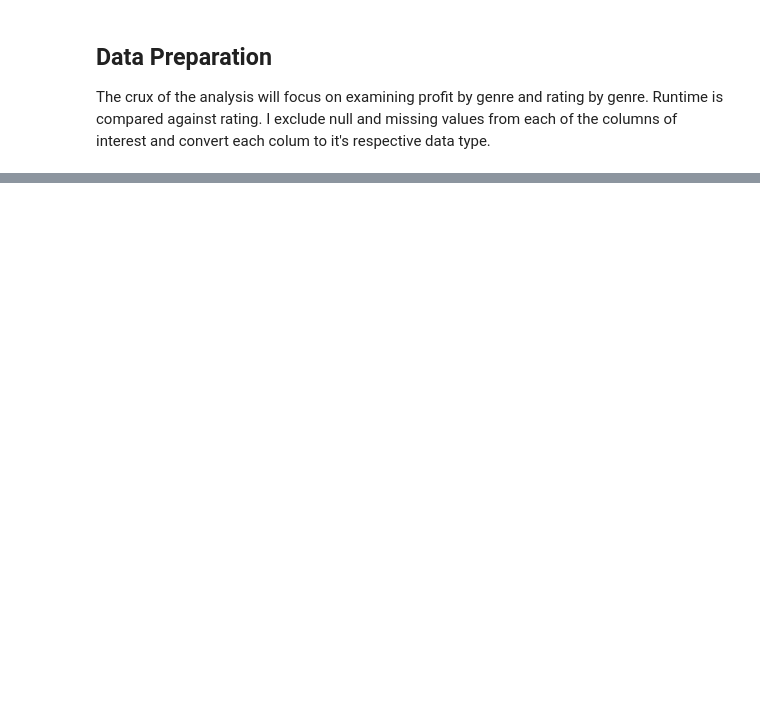
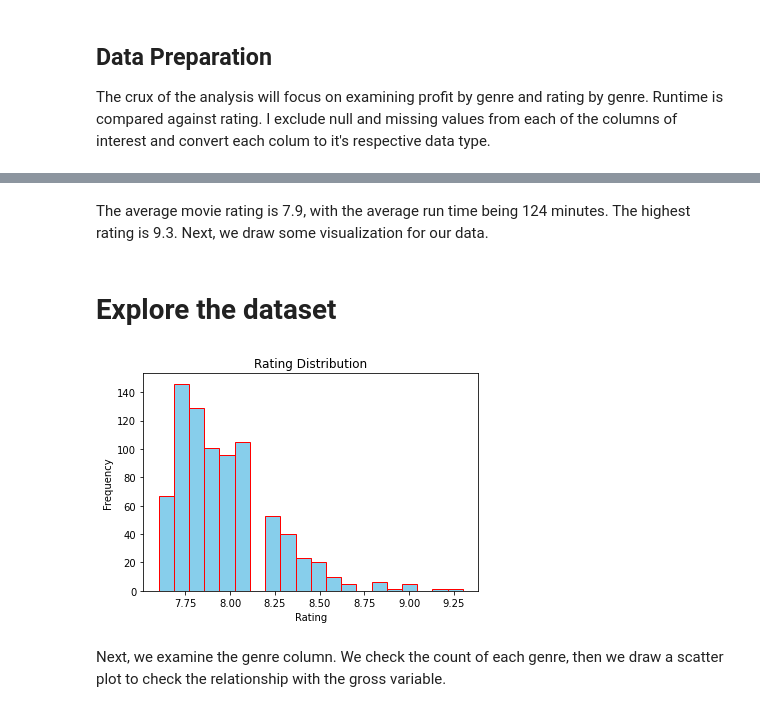
Before and after one commit to MugoDom/ds-phase1-project, a Jupyter notebook: index.ipynb, the cells around one changed output, grey strips where cells are left out. Cells and saved outputs as stored; diff of their text form; code cells hidden in the pictures; blank space fills up the shorter version.

```diff
--- a/index.ipynb
+++ b/index.ipynb
@@ -168,0 +188,8 @@ Questions to consider:
+# %%
+# Strip the min word for the Run Time column and convert it into a float
+Movies_DF['Run Time'] = Movies_DF['Run Time'].str.replace('min', '')
+Movies_DF['Run Time'] = pd.to_numeric(Movies_DF['Run Time'], errors='coerce')
+# %%
+#Convert the Votes column to numeric
+Movies_DF['Votes'] = Movies_DF['Votes'].str.replace(',', '')
+Movies_DF['Votes'] = pd.to_numeric(Movies_DF['Votes'], errors='coerce')
@@ -168,0 +198,9 @@ Questions to consider:
+# %%
+
+# Check if '$' sign exists in each value of the 'Gross' column
+mask = Movies_DF['Gross'].str.contains('\$')
+# Keep only the rows where the 'Gross' column has the '$' sign
+Movies_DF = Movies_DF[mask]
+# %%
+#Change the Gross into a numeric column
+Movies_DF['Gross'] = pd.to_numeric(Movies_DF['Gross'].str.replace('[^\d.]', '', regex=True))
@@ -168,0 +238,19 @@ Questions to consider:
+# %% [markdown]
+The average movie rating is 7.9, with the average run time being 124 minutes. The highest rating is 9.3. Next, we draw some visualization for our data.
+# %% [markdown]
+# Explore the dataset
+# %%
+# Draw a histogram for the 'Rating' column
+plt.hist(Movies_DF['Rating'], bins=20, color='skyblue', edgecolor='red')
+
+# Add labels and title to the plot
+plt.xlabel('Rating')
+plt.ylabel('Frequency')
+plt.title('Rating Distribution')
+
+# Show the plot
+plt.show()
+# %% [output]
+[figure, added]
+# %% [markdown]
+Next, we examine the genre column. We check the count of each genre, then we draw a scatter plot to check the relationship with the gross variable.
```
Also changed, not shown: parts of 32 cells of this notebook, 6 other files.
